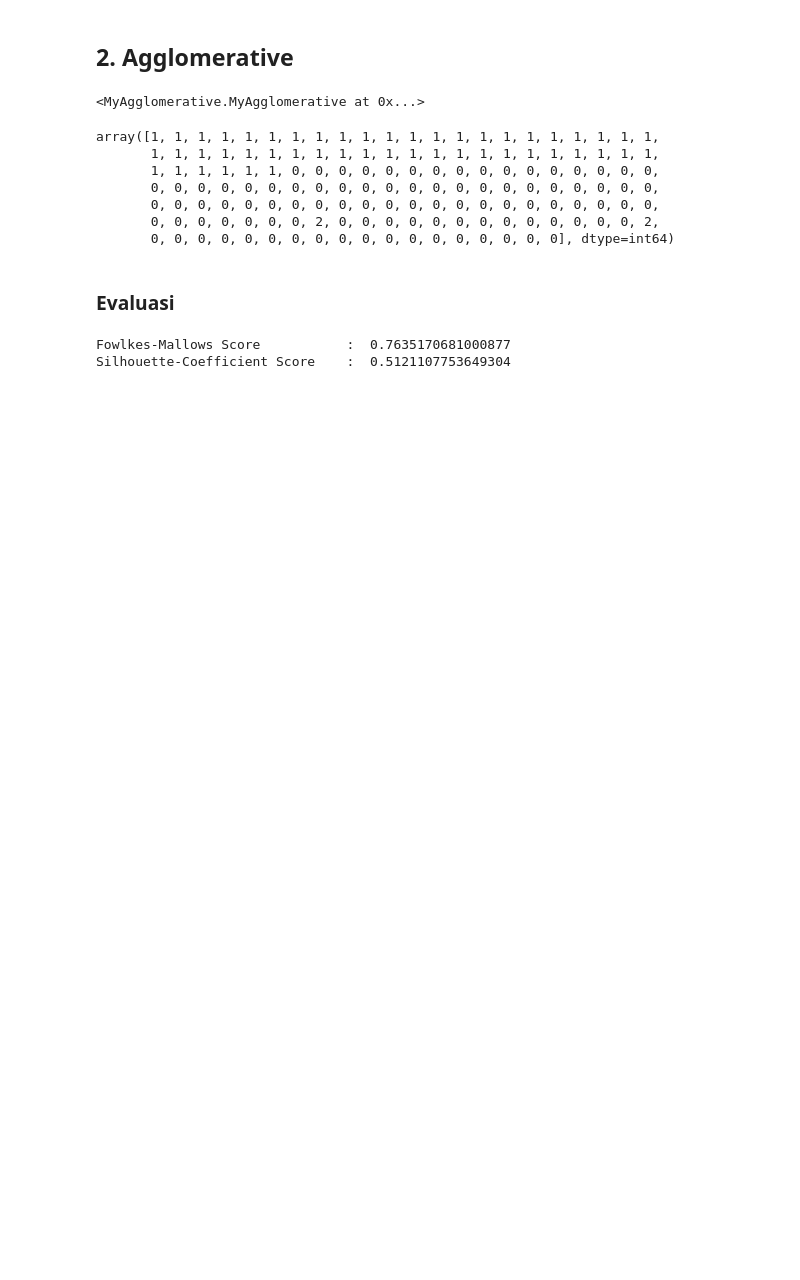
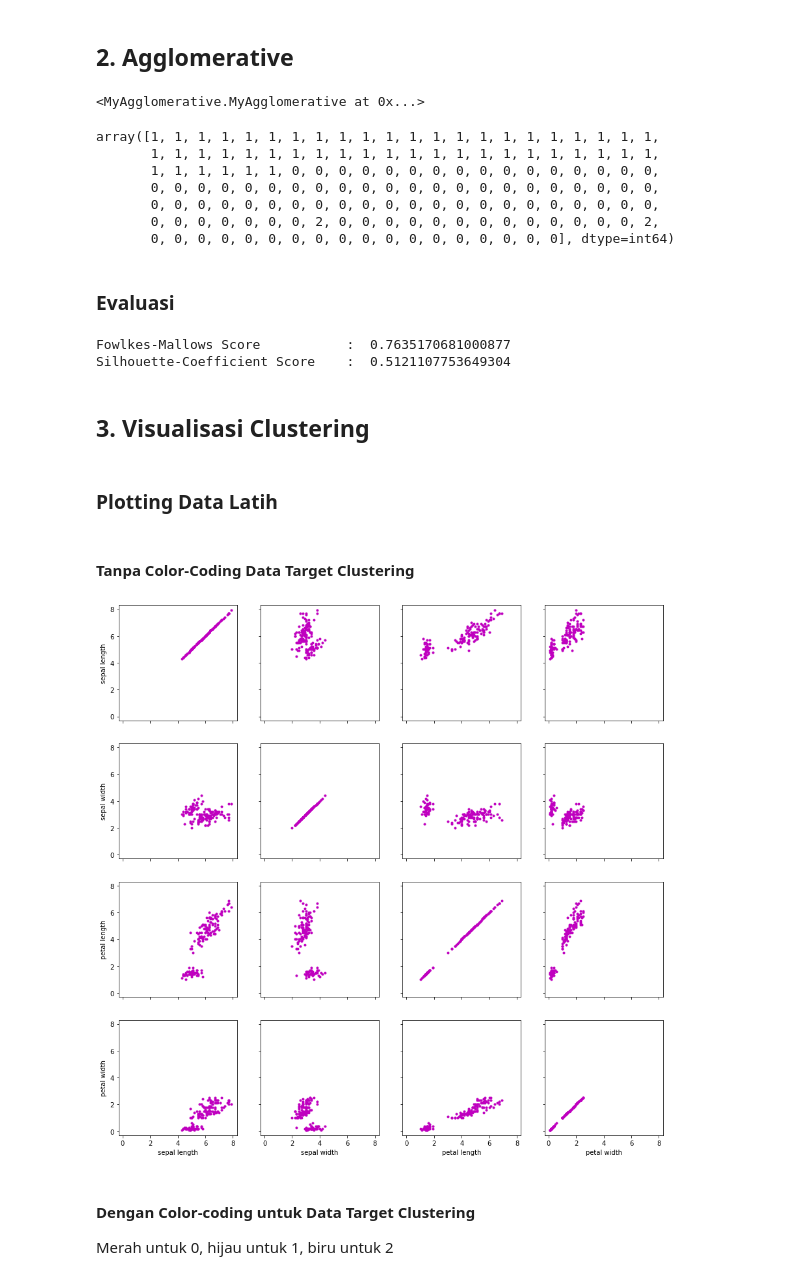
Before and after one commit to naufalzhafran/ClusteringML, a Jupyter notebook: Pengujian Clustering.ipynb, the cells around one changed output. Saved outputs shown, nothing was run; the diff lists cells and outputs as text; code cells hidden in the pictures; blank space fills up the shorter version.

Commit message:
Implemented cluster visualization for k-means, agglomerative and target from training data

```diff
--- a/Pengujian Clustering.ipynb
+++ b/Pengujian Clustering.ipynb
@@ -100,3 +103,33 @@ print("Silhouette-Coefficient Score\t: ", agglo_scs)
 # %% [output]
 Fowlkes-Mallows Score           :  0.7635170681000877
 Silhouette-Coefficient Score    :  0.5121107753649304
+# %% [markdown]
+## 3. Visualisasi Clustering
+# %% [markdown]
+### Plotting Data Latih
+# %% [markdown]
+#### Tanpa Color-Coding Data Target Clustering
+# %%
+fig, axarr = plt.subplots(4, 4, sharex=True, sharey=True)     # 6 axes, returned as a 2-d array
+fig.set_figheight(15)
+fig.set_figwidth(15)
+
+features = ['sepal length', 'sepal width', 'petal length', 'petal width']
+
+for i in range(4):
+    for j in range(4):
+        plt.sca(axarr[i, j])                        # set the current axes instance
+        axarr[i, j].plot(data_x[:, j], data_x[:, i], marker='.', linestyle='', color='m') # plot
+
+# set labels
+for i in range(4):
+    for j in range(4):
+        plt.setp(axarr[-1, i], xlabel=features[i])
+        plt.setp(axarr[i, 0], ylabel=features[i])
+
+plt.show()
+# %% [output]
+[figure, added]
+# %% [markdown]
+#### Dengan Color-coding untuk Data Target Clustering
+Merah untuk 0, hijau untuk 1, biru untuk 2
```
Also changed, not shown: parts of 9 cells of this notebook.
